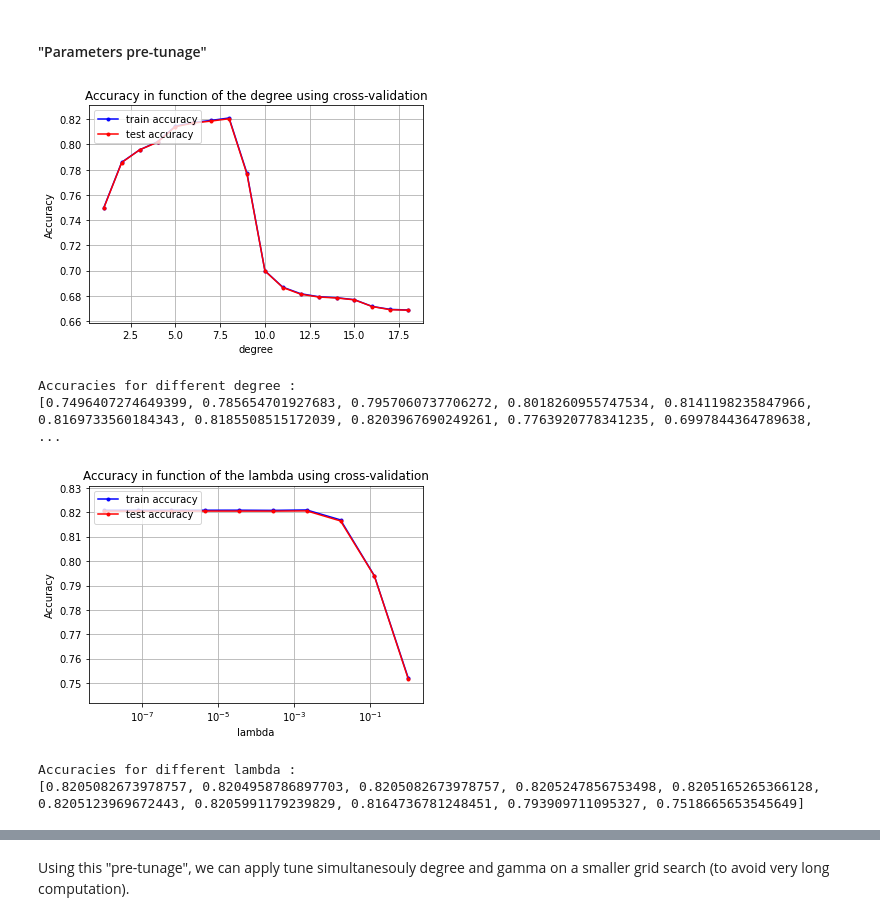
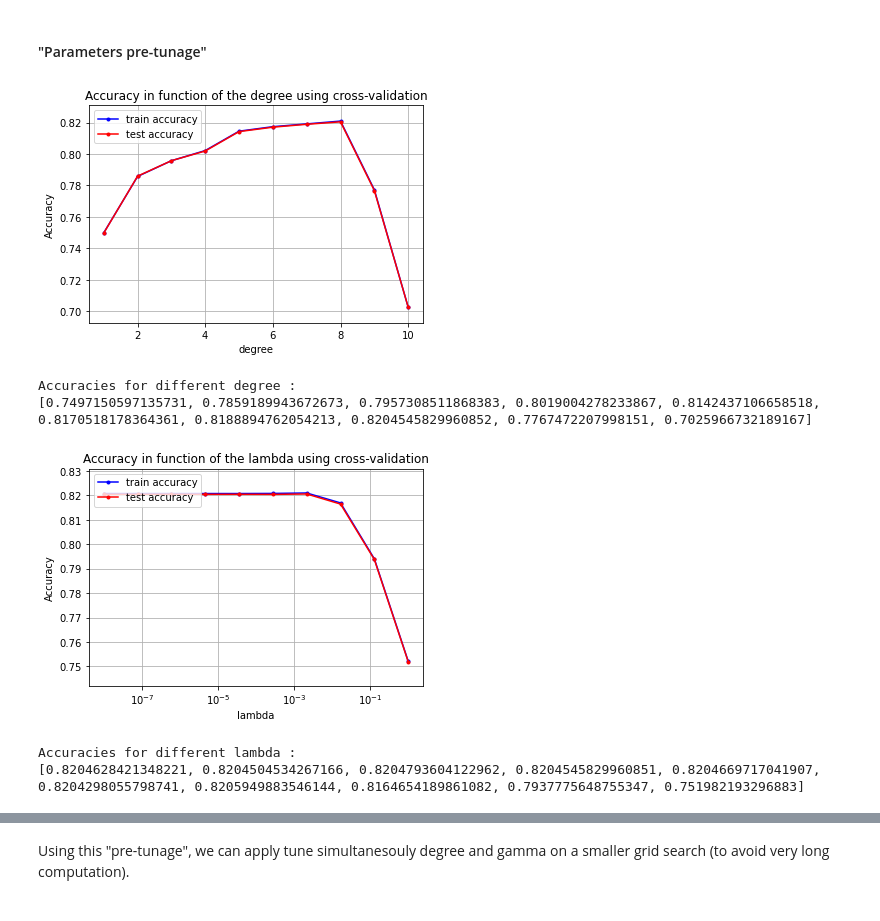
Before and after one commit to CS-433/ml-project-1-thevipers, a Jupyter notebook: Scripts/main.ipynb, the cells around one changed output, grey strips where cells are left out. Saved outputs shown, nothing was run; the diff lists cells and outputs as text; code cells hidden in the pictures.

```diff
--- a/Scripts/main.ipynb
+++ b/Scripts/main.ipynb
@@ -375,32 +372,32 @@ While the train accuracy is :  0.8207780659299515
 # %%
 # parameters
 k_fold = 4
 
 #Parameters to tune :
-degrees = 1+ np.arange(18)
+degrees = 1+ np.arange(10)
 lambda_ = 1e-03
 
 best_degree, acc_te_deg, acc_tr_deg = tune_best_one(y_, tX_, k_fold, ridge_regression, seed=seed, params=degrees, lambda_=lambda_, name='degree')
 
 CV_param_plot(degrees, acc_tr_deg, acc_te_deg, name_param="degree")
 
 print("Accuracies for different degree :")
 print(acc_te_deg)
 
 #Parameters to tune :
 degree = best_degree
 lambdas = np.logspace(-8, 0, 10)
 
 best_lam, acc_te_lam, acc_tr_lam = tune_best_one(y_, tX_, k_fold, ridge_regression, seed=seed, params=lambdas, degree=degree, name='lambda')
 
 CV_param_plot(lambdas, acc_tr_lam, acc_te_lam, name_param="lambda")
 
 print("Accuracies for different lambda :")
 print(acc_te_lam)
 # %% [output]
-[figure, old version]
+[figure, new version]
 Accuracies for different degree :
-[0.7496407274649399, 0.785654701927683, 0.7957060737706272, 0.8018260955747534, 0.8141198235847966, 0.8169733560184343, 0.8185508515172039, 0.8203967690249261, 0.7763920778341235, 0.6997844364789638,  ...
+[0.7497150597135731, 0.7859189943672673, 0.7957308511868383, 0.8019004278233867, 0.8142437106658518, 0.8170518178364361, 0.8188894762054213, 0.8204545829960852, 0.7767472207998151, 0.7025966732189167]
-[figure, old version]
+[figure, new version]
 Accuracies for different lambda :
-[0.8205082673978757, 0.8204958786897703, 0.8205082673978757, 0.8205247856753498, 0.8205165265366128, 0.8205123969672443, 0.8205991179239829, 0.8164736781248451, 0.793909711095327, 0.7518665653545649]
+[0.8204628421348221, 0.8204504534267166, 0.8204793604122962, 0.8204545829960851, 0.8204669717041907, 0.8204298055798741, 0.8205949883546144, 0.8164654189861082, 0.7937775648755347, 0.751982193296883]
```
Also changed, not shown: parts of 15 cells of this notebook.
